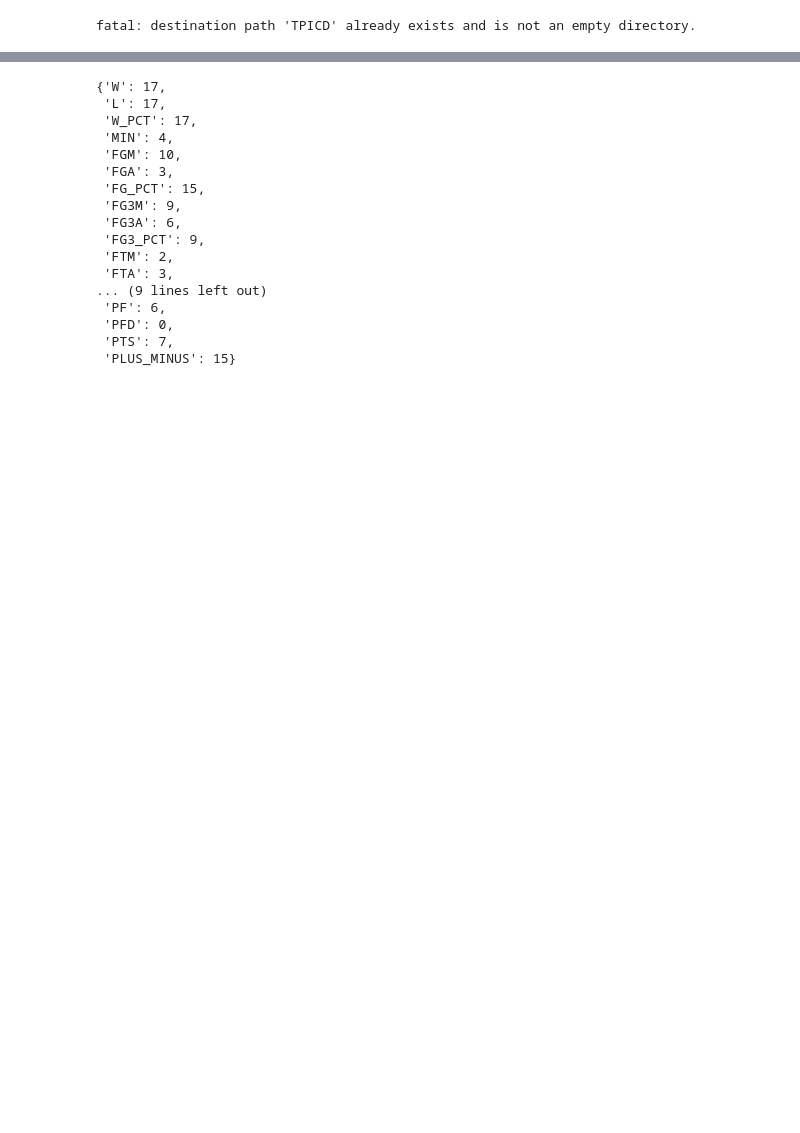
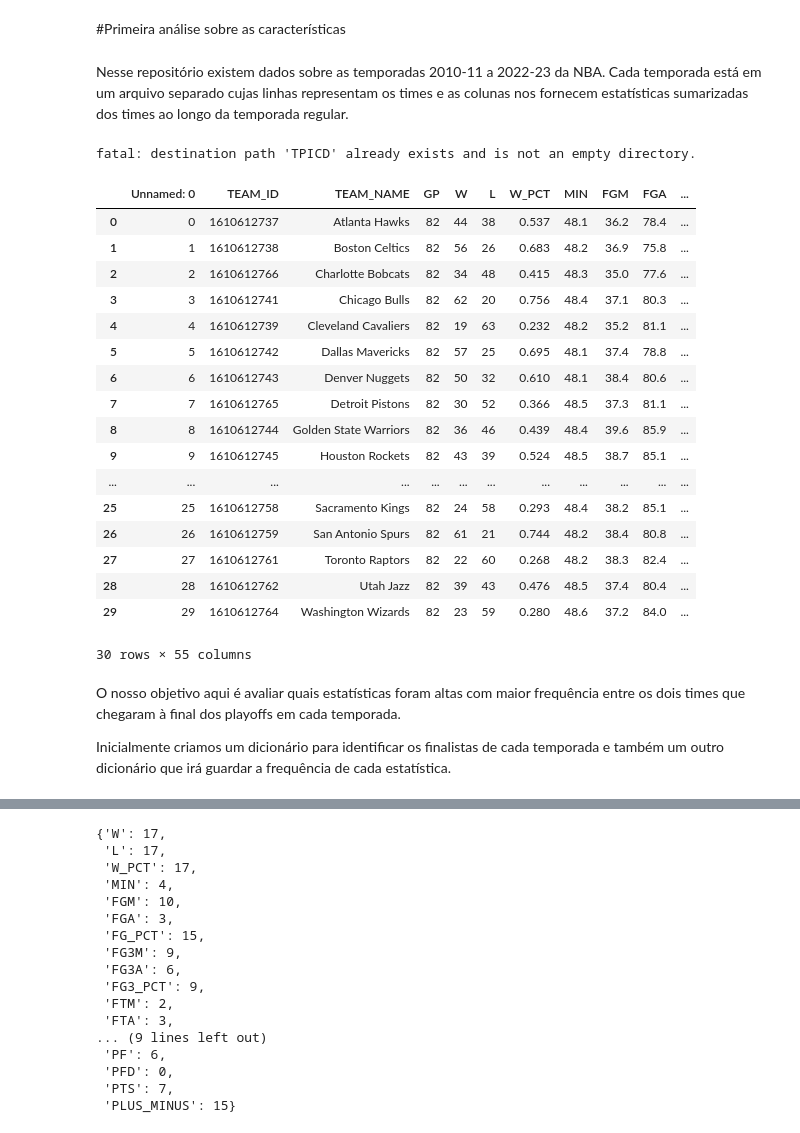
Before and after one commit to BuxGuerra/TPICD, a Jupyter notebook: importanciaCaracteristicas.ipynb, the cells around one changed output, grey strips where cells are left out. Cells and saved outputs as stored; diff of their text form; code cells hidden in the pictures; blank space fills up the shorter version.

```diff
--- a/importanciaCaracteristicas.ipynb
+++ b/importanciaCaracteristicas.ipynb
@@ -1,14 +1,45 @@
 # %% [markdown]
 <a href="https://colab.research.google.com/github/BuxGuerra/TPICD/blob/main/importanciaCaracteristicas.ipynb" target="_parent"><img src="https://colab.research.google.com/assets/colab-badge.svg" alt="Open In Colab"/></a>
+# %% [markdown]
+#Primeira análise sobre as características
 # %%
 import pandas as pd
 import numpy as np
 import os
 import matplotlib.pyplot as plt
+# %% [markdown]
+Nesse repositório existem dados sobre as temporadas 2010-11 a 2022-23 da NBA.
+Cada temporada está em um arquivo separado cujas linhas representam os times e as colunas nos fornecem estatísticas sumarizadas dos times ao longo da temporada regular.
 # %%
 !git clone https://github.com/BuxGuerra/TPICD.git
 # %% [output]
 fatal: destination path 'TPICD' already exists and is not an empty directory.
+# %%
+dfTest = pd.read_csv("/content/TPICD/data/basesSeparadas/2010-11.csv")
+dfTest
+# %% [output]
+|  | Unnamed: 0 | TEAM_ID | TEAM_NAME | GP | W | L | W_PCT | MIN | FGM | FGA | ... |
+| 0 | 0 | 1610612737 | Atlanta Hawks | 82 | 44 | 38 | 0.537 | 48.1 | 36.2 | 78.4 | ... |
+| 1 | 1 | 1610612738 | Boston Celtics | 82 | 56 | 26 | 0.683 | 48.2 | 36.9 | 75.8 | ... |
+| 2 | 2 | 1610612766 | Charlotte Bobcats | 82 | 34 | 48 | 0.415 | 48.3 | 35.0 | 77.6 | ... |
+| 3 | 3 | 1610612741 | Chicago Bulls | 82 | 62 | 20 | 0.756 | 48.4 | 37.1 | 80.3 | ... |
+| 4 | 4 | 1610612739 | Cleveland Cavaliers | 82 | 19 | 63 | 0.232 | 48.2 | 35.2 | 81.1 | ... |
+| 5 | 5 | 1610612742 | Dallas Mavericks | 82 | 57 | 25 | 0.695 | 48.1 | 37.4 | 78.8 | ... |
+| 6 | 6 | 1610612743 | Denver Nuggets | 82 | 50 | 32 | 0.610 | 48.1 | 38.4 | 80.6 | ... |
+| 7 | 7 | 1610612765 | Detroit Pistons | 82 | 30 | 52 | 0.366 | 48.5 | 37.3 | 81.1 | ... |
+| 8 | 8 | 1610612744 | Golden State Warriors | 82 | 36 | 46 | 0.439 | 48.4 | 39.6 | 85.9 | ... |
+| 9 | 9 | 1610612745 | Houston Rockets | 82 | 43 | 39 | 0.524 | 48.5 | 38.7 | 85.1 | ... |
+| ... | ... | ... | ... | ... | ... | ... | ... | ... | ... | ... | ... |
+| 25 | 25 | 1610612758 | Sacramento Kings | 82 | 24 | 58 | 0.293 | 48.4 | 38.2 | 85.1 | ... |
+| 26 | 26 | 1610612759 | San Antonio Spurs | 82 | 61 | 21 | 0.744 | 48.2 | 38.4 | 80.8 | ... |
+| 27 | 27 | 1610612761 | Toronto Raptors | 82 | 22 | 60 | 0.268 | 48.2 | 38.3 | 82.4 | ... |
+| 28 | 28 | 1610612762 | Utah Jazz | 82 | 39 | 43 | 0.476 | 48.5 | 37.4 | 80.4 | ... |
+| 29 | 29 | 1610612764 | Washington Wizards | 82 | 23 | 59 | 0.280 | 48.6 | 37.2 | 84.0 | ... |
+30 rows × 55 columns
+# %% [markdown]
+O nosso objetivo aqui é avaliar quais estatísticas foram altas com maior frequência entre os dois times que chegaram à final dos playoffs em cada temporada.
+
+Inicialmente criamos um dicionário para identificar os finalistas de cada temporada e também um outro dicionário que irá guardar a frequência de cada estatística.
 # %%
 #Dicionário para guardar finalistas:
 seasonFirstSecond = {'2010-11':('Dallas Mavericks','Miami Heat'),
```
Also changed, not shown: parts of 6 cells of this notebook.
